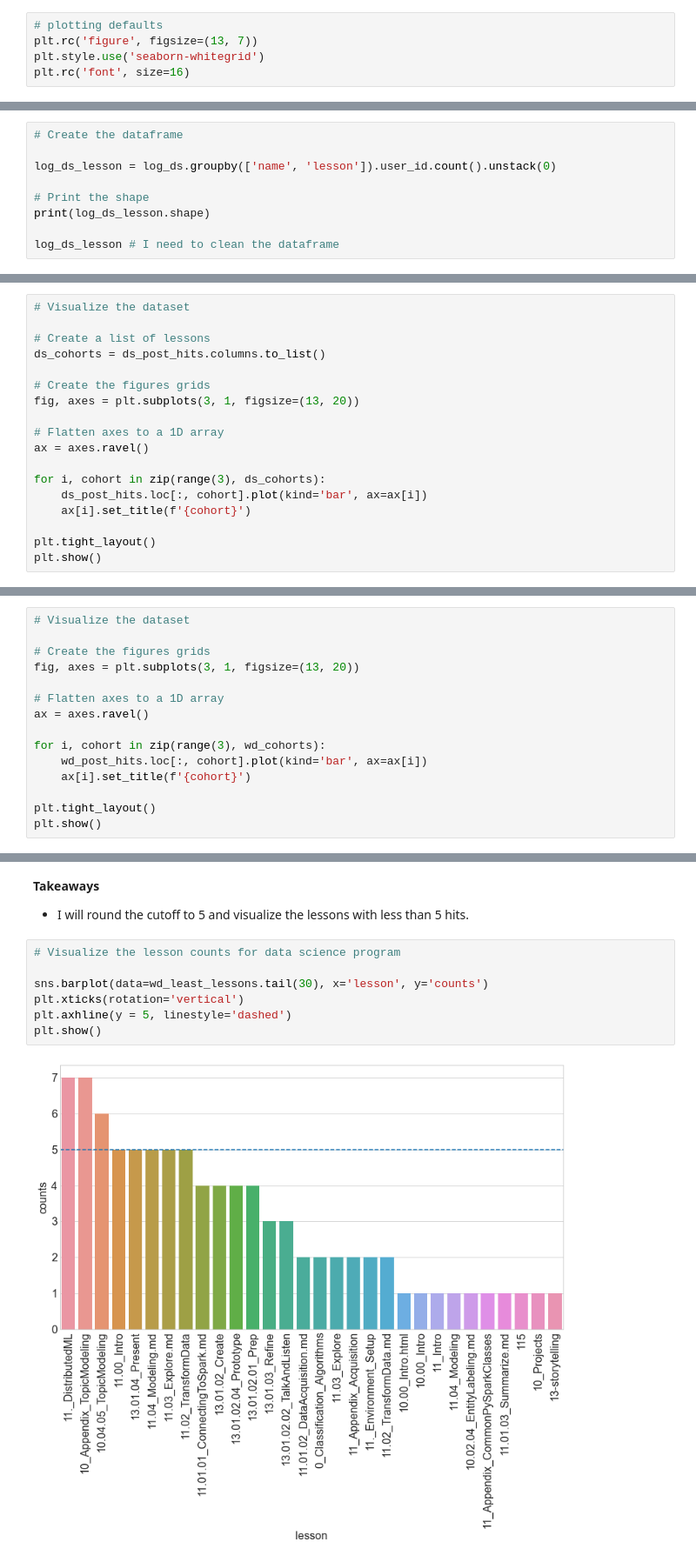
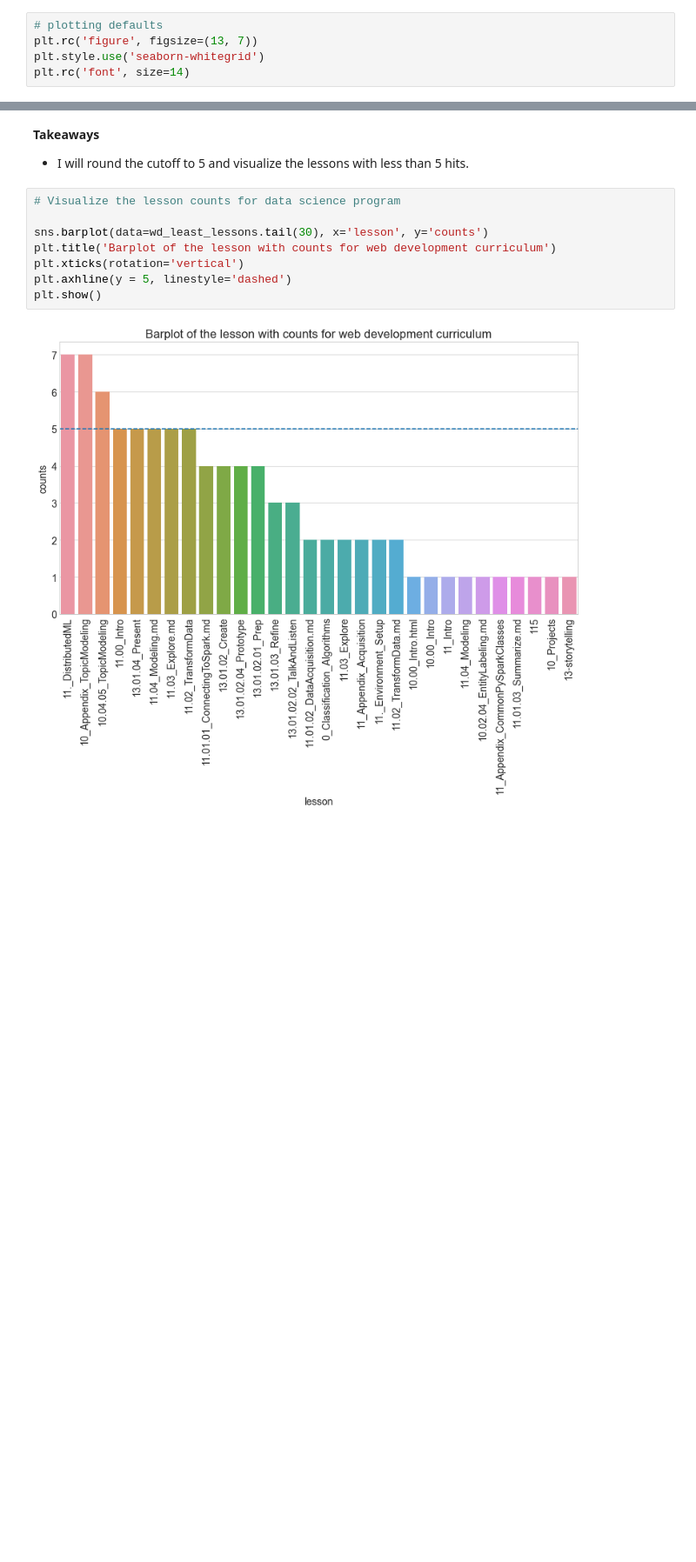
Before and after one commit to Yongliang-Shi/Anomaly-Detection-in-the-Curriculum-Access-Log, a Jupyter notebook: explore_log.ipynb, the cells around one changed output, grey strips where cells are left out. Shown at 87% size. Saved outputs shown, nothing was run; the diff lists cells and outputs as text; blank space fills up the shorter version.

```diff
--- a/explore_log.ipynb
+++ b/explore_log.ipynb
@@ -15,7 +15,7 @@ import wrangle, env
 # plotting defaults
 plt.rc('figure', figsize=(13, 7))
 plt.style.use('seaborn-whitegrid')
-plt.rc('font', size=16)
+plt.rc('font', size=14)
 # %%
 # Load the prepared dataset
 
@@ -124,9 +149,0 @@ plt.show()
-# %%
-# Create the dataframe
-
-log_ds_lesson = log_ds.groupby(['name', 'lesson']).user_id.count().unstack(0)
-
-# Print the shape
-print(log_ds_lesson.shape)
-
-log_ds_lesson # I need to clean the dataframe
@@ -614,21 +676,3 @@ ds_post_hits.head()
 | 11-nlp | 121.0 | 12.0 | 0 |
 | 12-distributed-ml | 127.0 | 1.0 | 0 |
 | 13-advanced-topics | 60.0 | 7.0 | 0 |
-# %%
-# Visualize the dataset
-
-# Create a list of lessons
-ds_cohorts = ds_post_hits.columns.to_list()
-
-# Create the figures grids
-fig, axes = plt.subplots(3, 1, figsize=(13, 20))
-
-# Flatten axes to a 1D array
-ax = axes.ravel()
-
-for i, cohort in zip(range(3), ds_cohorts):
-    ds_post_hits.loc[:, cohort].plot(kind='bar', ax=ax[i])
-    ax[i].set_title(f'{cohort}')
-
-plt.tight_layout()
-plt.show()
@@ -684,18 +755,3 @@ wd_post_hits.head()
 | examples | 2.0 | 7.0 | 30.0 |
 | homepage | 190.0 | 151.0 | 227.0 |
 | html-css | 170.0 | 162.0 | 272.0 |
-# %%
-# Visualize the dataset
-
-# Create the figures grids
-fig, axes = plt.subplots(3, 1, figsize=(13, 20))
-
-# Flatten axes to a 1D array
-ax = axes.ravel()
-
-for i, cohort in zip(range(3), wd_cohorts):
-    wd_post_hits.loc[:, cohort].plot(kind='bar', ax=ax[i])
-    ax[i].set_title(f'{cohort}')
-
-plt.tight_layout()
-plt.show()
@@ -841,9 +927,10 @@ cutoff
 # %%
 # Visualize the lesson counts for data science program
 
 sns.barplot(data=wd_least_lessons.tail(30), x='lesson', y='counts')
+plt.title('Barplot of the lesson with counts for web development curriculum')
 plt.xticks(rotation='vertical')
 plt.axhline(y = 5, linestyle='dashed')
 plt.show()
 # %% [output]
-[figure, old version]
+[figure, new version]
```
Also changed, not shown: parts of 47 cells of this notebook.
